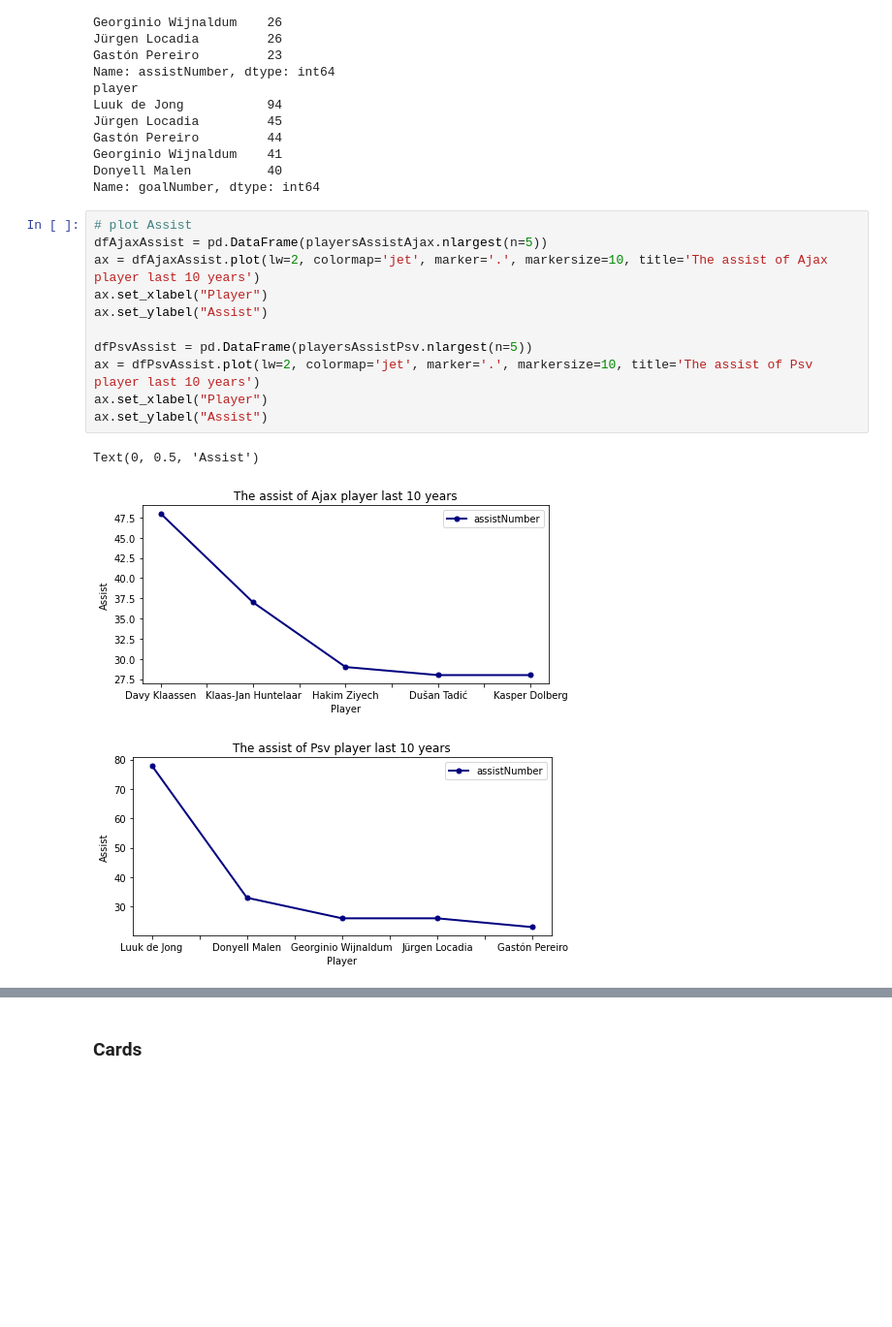
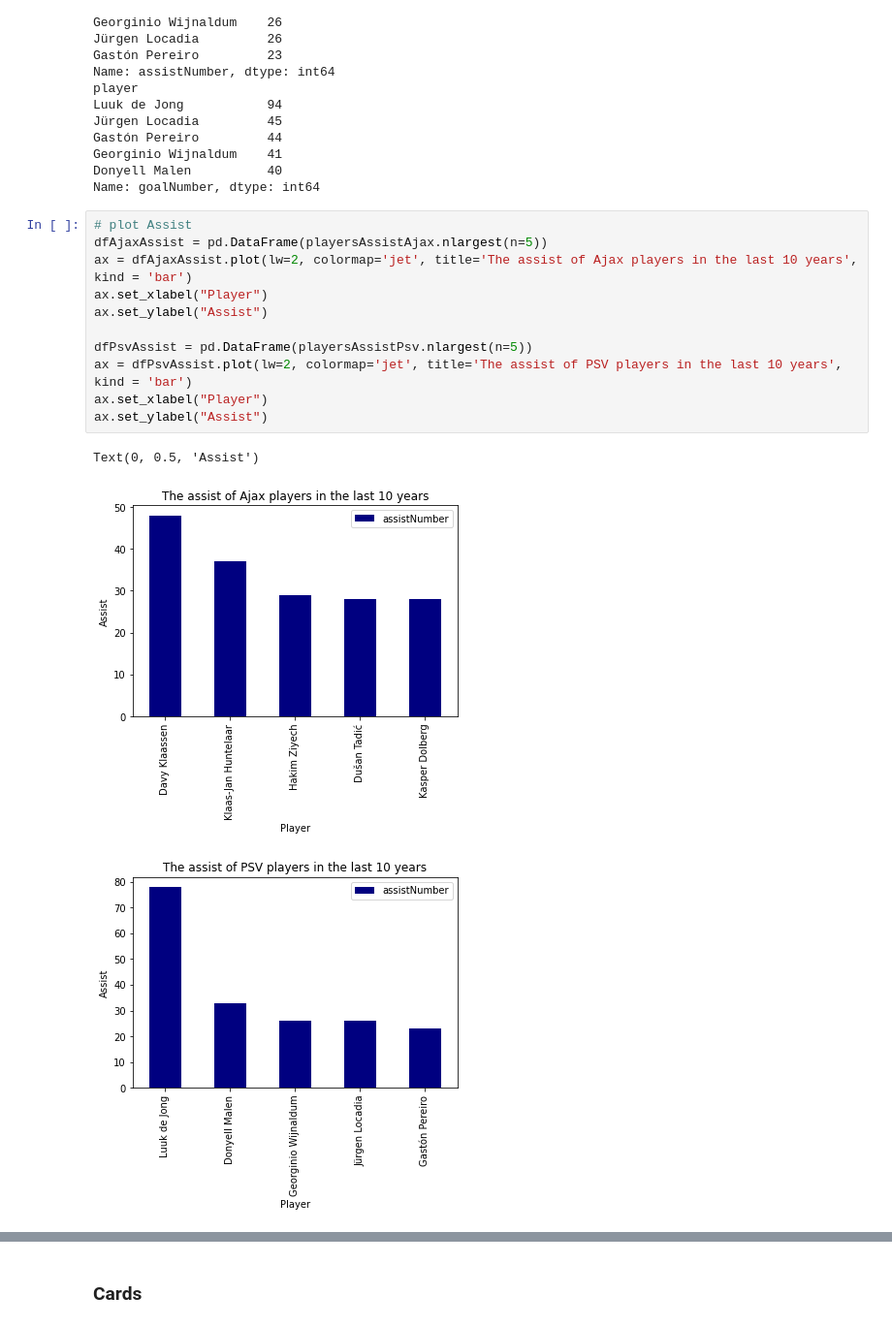
Before and after one commit to mohammedaljader/Football_Predictions_ML, a Jupyter notebook: notebook.ipynb, the cells around one changed output, grey strips where cells are left out. Shown at 97% size. Saved outputs shown, nothing was run; the diff lists cells and outputs as text; blank space fills up the shorter version.

```diff
--- a/notebook.ipynb
+++ b/notebook.ipynb
@@ -130,18 +135,18 @@ Name: goalNumber, dtype: int64
 # %%
 # plot Assist
 dfAjaxAssist = pd.DataFrame(playersAssistAjax.nlargest(n=5))
-ax = dfAjaxAssist.plot(lw=2, colormap='jet', marker='.', markersize=10, title='The assist of Ajax player last 10 years')
+ax = dfAjaxAssist.plot(lw=2, colormap='jet', title='The assist of Ajax players in the last 10 years', kind = 'bar')
 ax.set_xlabel("Player")
 ax.set_ylabel("Assist")
 
 dfPsvAssist = pd.DataFrame(playersAssistPsv.nlargest(n=5))
-ax = dfPsvAssist.plot(lw=2, colormap='jet', marker='.', markersize=10, title='The assist of Psv player last 10 years')
+ax = dfPsvAssist.plot(lw=2, colormap='jet', title='The assist of PSV players in the last 10 years', kind = 'bar')
 ax.set_xlabel("Player")
 ax.set_ylabel("Assist")
 # %% [output]
 Text(0, 0.5, 'Assist')
-[figure, old version]
+[figure, new version]
-[figure, old version]
+[figure, new version]
 # %%
 # plot Goals
 dfAjaxGoals = pd.DataFrame(playersGoalsAjax.nlargest(n=5))
```
Also changed, not shown: parts of 41 cells of this notebook.
